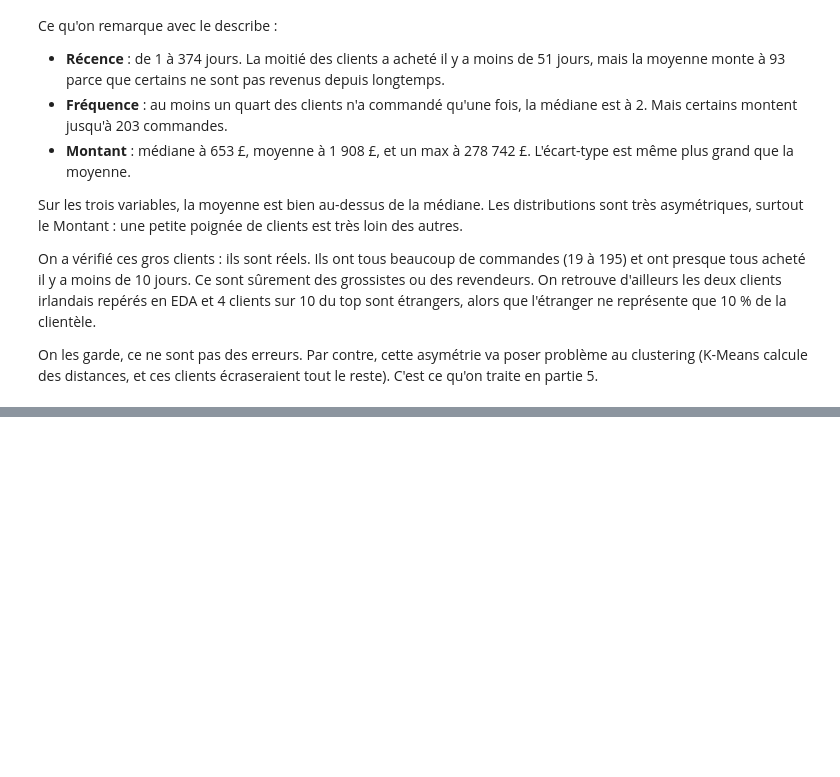
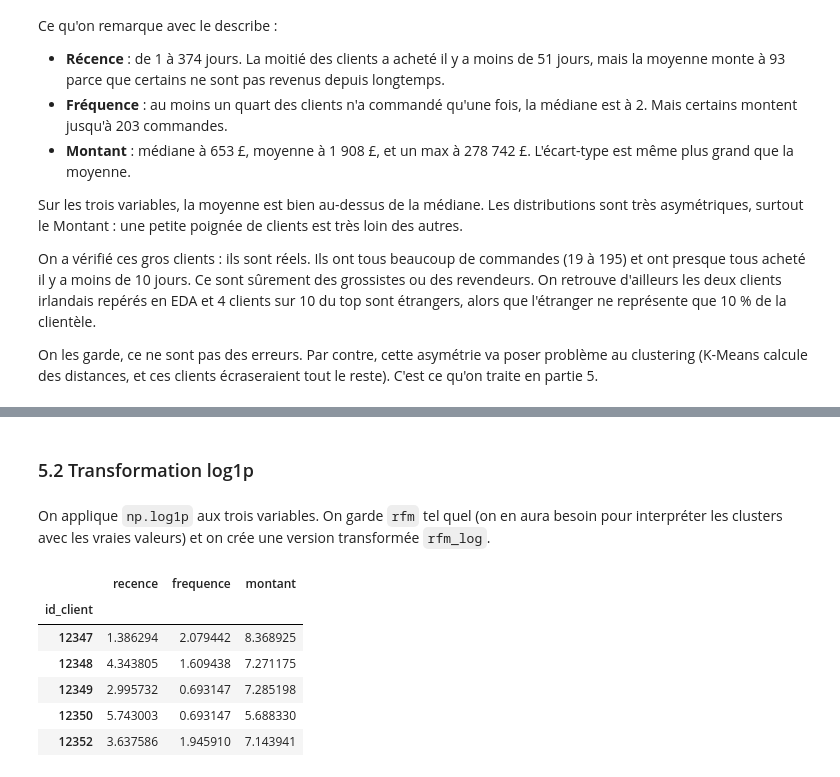
Before and after one commit to Zohair69/globalshop-rfm, a Jupyter notebook: notebooks/online_retail_clustering_rfm.ipynb, the cells around one changed output, grey strips where cells are left out. Cells and saved outputs as stored; diff of their text form; code cells hidden in the pictures; blank space fills up the shorter version.

```diff
--- a/notebooks/online_retail_clustering_rfm.ipynb
+++ b/notebooks/online_retail_clustering_rfm.ipynb
@@ -897,0 +920,16 @@ On les garde, ce ne sont pas des erreurs. Par contre, cette asymétrie va poser
+# %% [markdown]
+### 5.2 Transformation log1p
+# %% [markdown]
+On applique `np.log1p` aux trois variables. On garde `rfm` tel quel (on en aura besoin pour interpréter les clusters avec les vraies valeurs) et on crée une version transformée `rfm_log`.
+# %%
+# On applique log1p aux trois variables dans un nouveau tableau, rfm reste intact
+rfm_log = np.log1p(rfm)
+rfm_log.head()
+# %% [output]
+|  | recence | frequence | montant |
+| id_client |  |  |  |
+| 12347 | 1.386294 | 2.079442 | 8.368925 |
+| 12348 | 4.343805 | 1.609438 | 7.271175 |
+| 12349 | 2.995732 | 0.693147 | 7.285198 |
+| 12350 | 5.743003 | 0.693147 | 5.688330 |
+| 12352 | 3.637586 | 1.945910 | 7.143941 |
```
Also changed, not shown: parts of 8 cells of this notebook.
